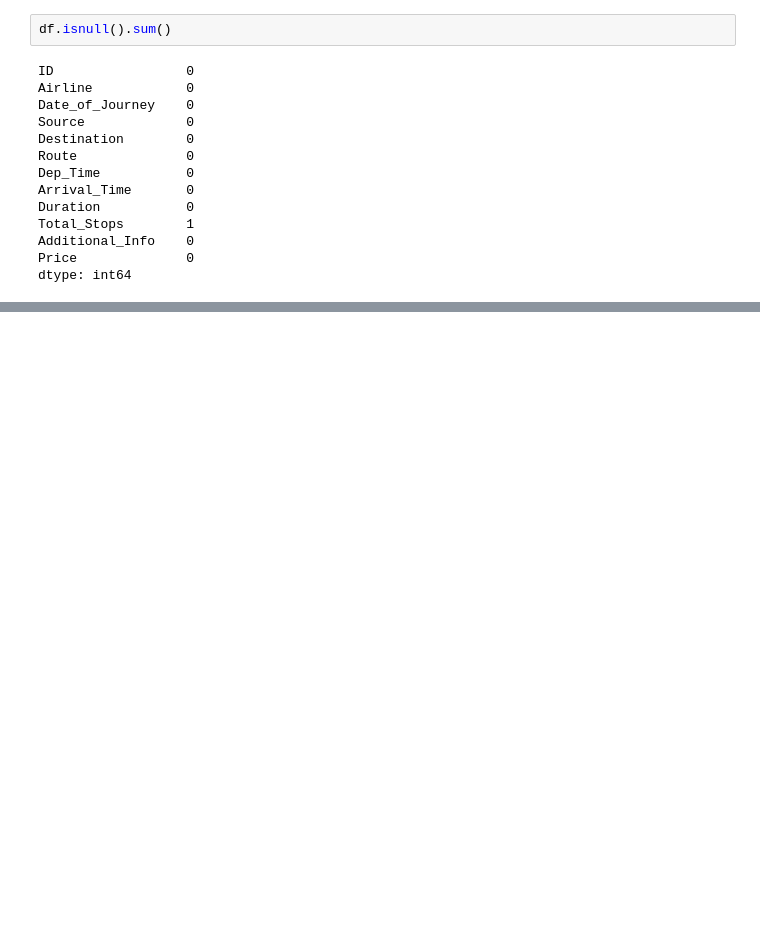
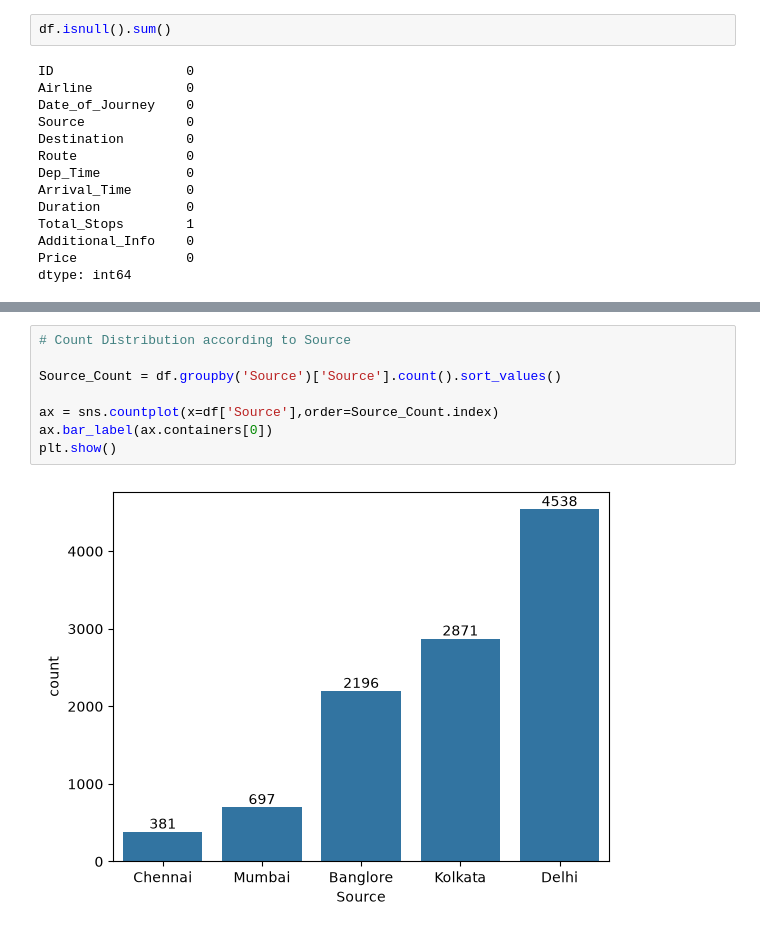
Before and after one commit to SHIVRAJSHINDE/Airline_Project_02, a Jupyter notebook: Analysis.ipynb, the cells around one changed output, grey strips where cells are left out. Saved outputs shown, nothing was run; the diff lists cells and outputs as text; blank space fills up the shorter version.

```diff
--- a/Analysis.ipynb
+++ b/Analysis.ipynb
@@ -119,0 +245,10 @@ dtype: int64
+# %%
+# Count Distribution according to Source
+
+Source_Count = df.groupby('Source')['Source'].count().sort_values()
+
+ax = sns.countplot(x=df['Source'],order=Source_Count.index)
+ax.bar_label(ax.containers[0])
+plt.show()
+# %% [output]
+[figure, added]
```
Also changed, not shown: parts of 20 cells of this notebook, 3 other files.
